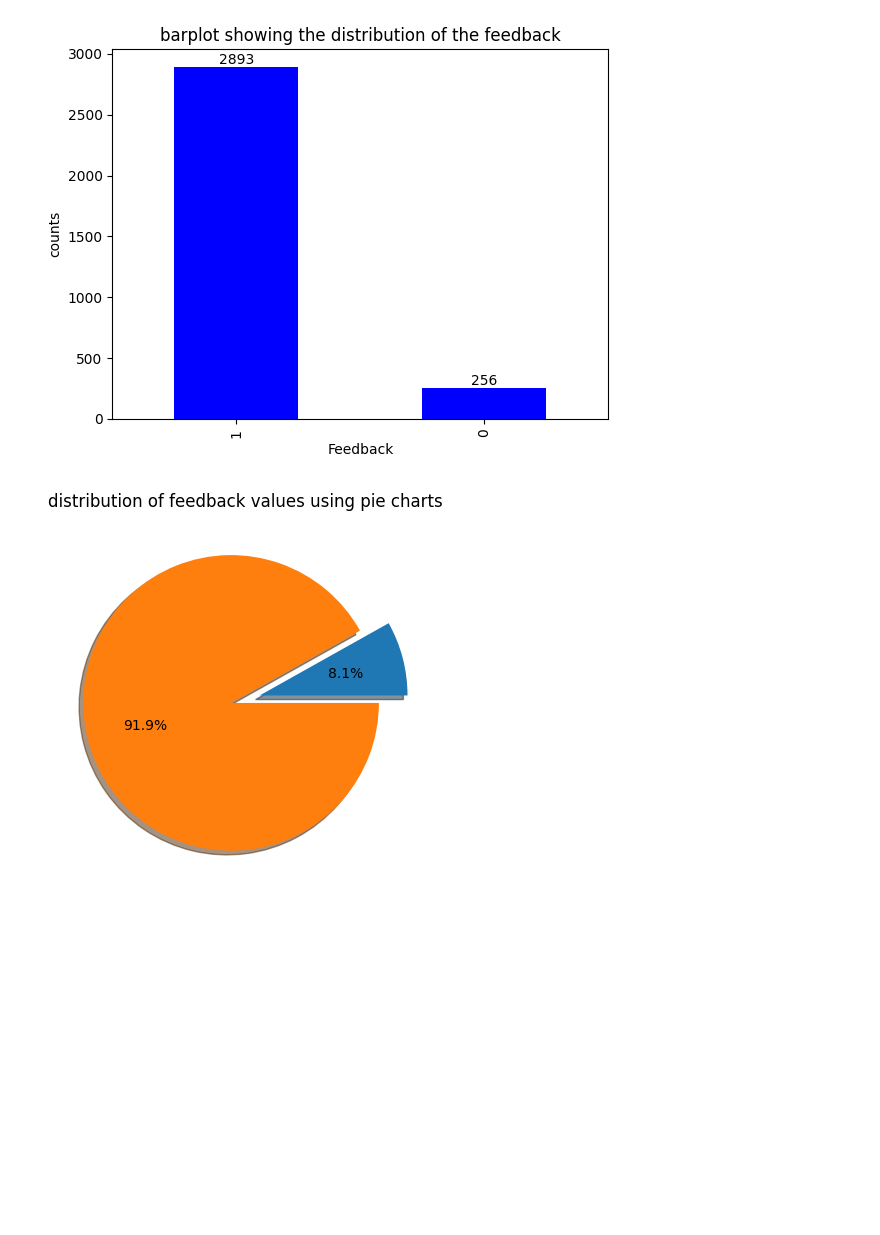
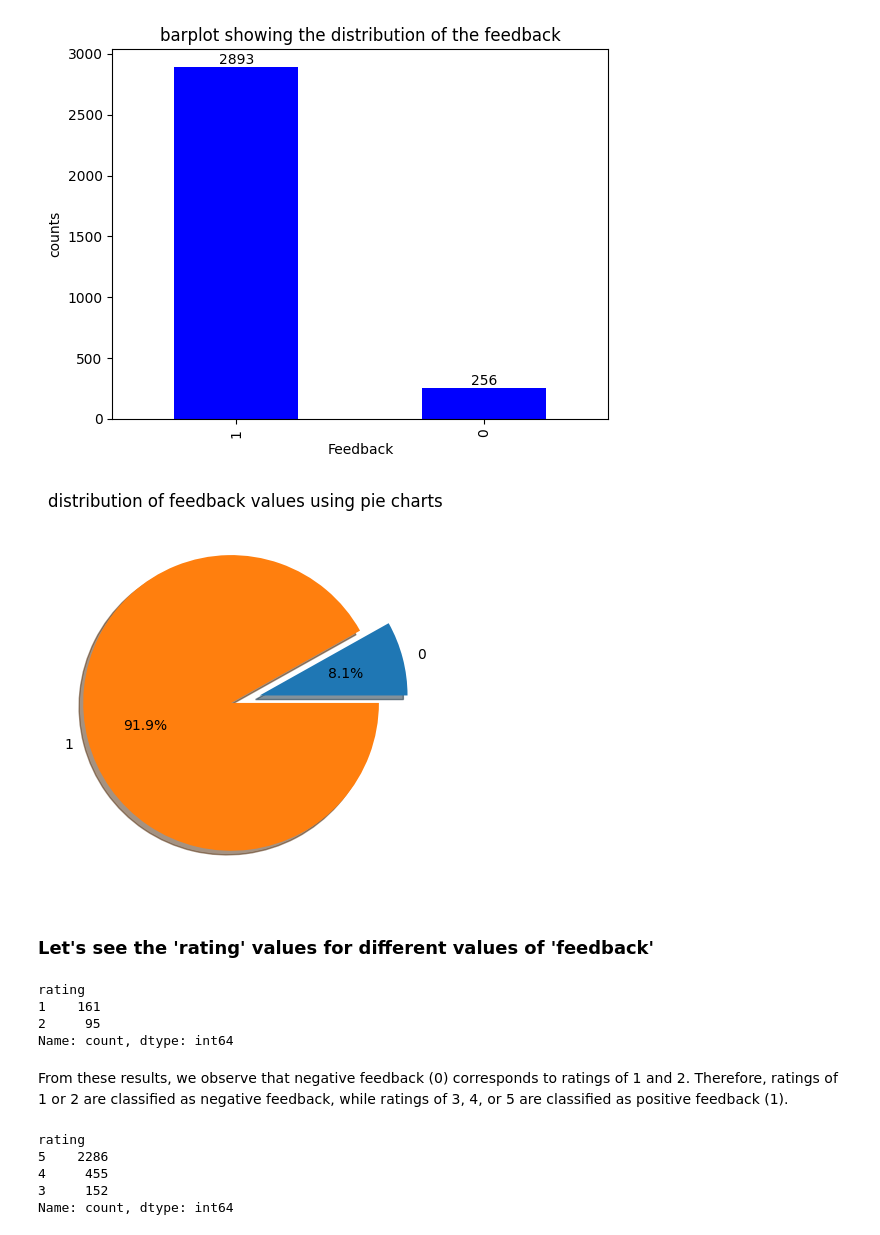
Before and after one commit to rtgsepoct/amazon-alexia-review-sentiment_analysis, a Jupyter notebook: amazon-alexa-review-sentiment_analysis.ipynb, the cells around one changed output. Drawn from its saved outputs; the diff is of its cells as text; code cells hidden in the pictures; blank space fills up the shorter version.

```diff
--- a/amazon-alexa-review-sentiment_analysis.ipynb
+++ b/amazon-alexa-review-sentiment_analysis.ipynb
@@ -255,8 +255,27 @@ plt.show()
 # %%
 explode= (0.1,0.1)
 gb = data.groupby("feedback").agg({'feedback':'count'})
-plt.pie(gb['feedback'], explode=explode, autopct='%1.1f%%',shadow=True)
+plt.pie(gb['feedback'], explode=explode,labels=gb.index, autopct='%1.1f%%',shadow=True)
 plt.title("distribution of feedback values using pie charts")
 plt.show()
 # %% [output]
-[figure, old version]
+[figure, new version]
+# %% [markdown]
+### Let's see the 'rating' values for different values of 'feedback'
+# %%
+data[data['feedback']==0]['rating'].value_counts()
+# %% [output]
+rating
+1    161
+2     95
+Name: count, dtype: int64
+# %% [markdown]
+From these results, we observe that negative feedback (0) corresponds to ratings of 1 and 2. Therefore, ratings of 1 or 2 are classified as negative feedback, while ratings of 3, 4, or 5 are classified as positive feedback (1).
+# %%
+data[data['feedback']==1]['rating'].value_counts()
+# %% [output]
+rating
+5    2286
+4     455
+3     152
+Name: count, dtype: int64
```
Also changed, not shown: parts of 5 cells of this notebook.
